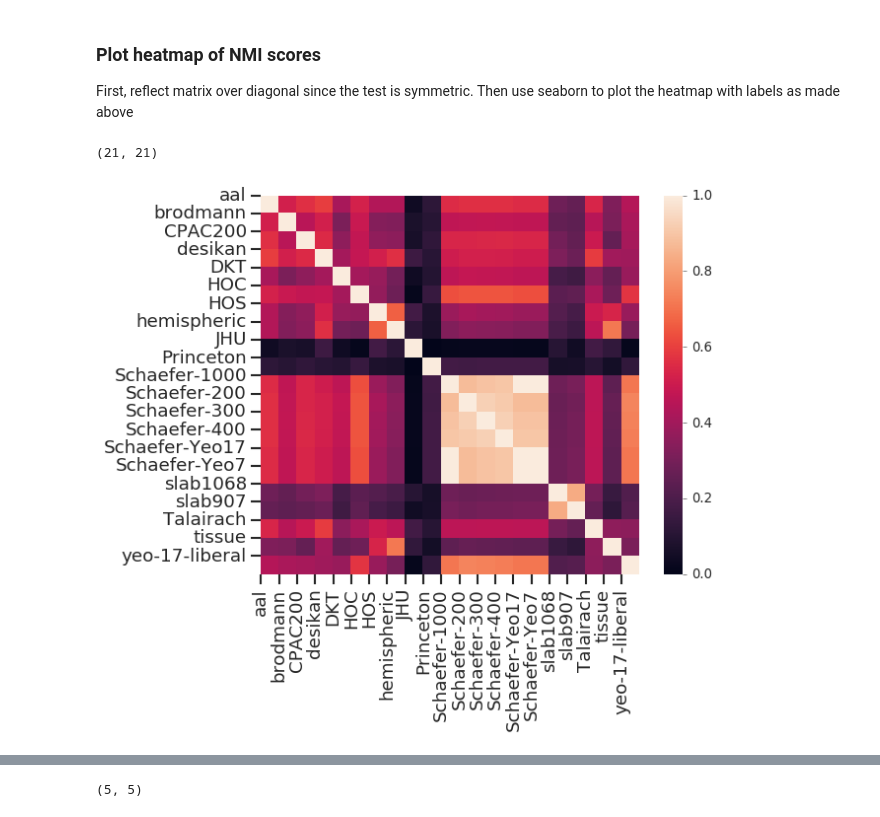
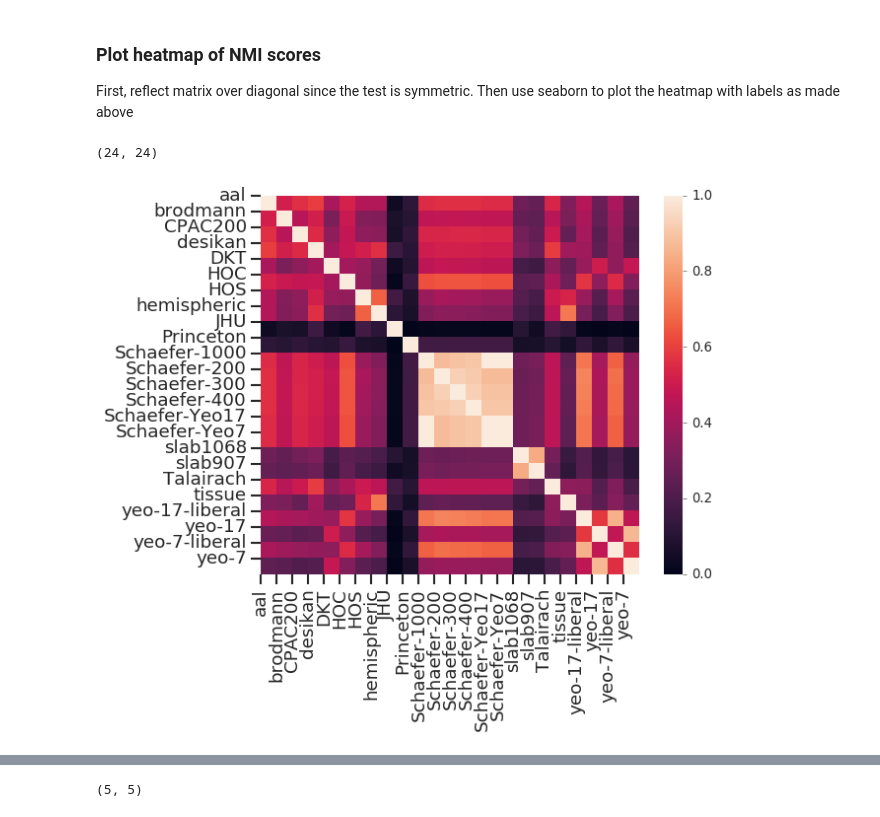
Before and after one commit to NeuroDataDesign/the-ents, a Jupyter notebook: atlases/Code/Atlas_Statistics.ipynb, the cells around one changed output, grey strips where cells are left out. Drawn from its saved outputs; the diff is of its cells as text; code cells hidden in the pictures.

```diff
--- a/atlases/Code/Atlas_Statistics.ipynb
+++ b/atlases/Code/Atlas_Statistics.ipynb
@@ -223,8 +237,8 @@ Text(0.5,1,'DICE Score Map between JHU and itself')
 #### Save output of NMI
 Make sure I do not accidentally overwrite the data
 # %%
-np.save('NMI_scores.npy', NMI_scores)
-backup = np.load('NMI_scores.npy')
+#np.save('NMI_scores.npy', NMI_scores)
+backup = np.load('NMI_scores2.npy')
 # %% [markdown]
 ### Rename files to shorter representation to use as axis tick labels
 # %%
@@ -269,34 +283,38 @@ First, reflect matrix over diagonal since the test is symmetric. Then use seabor
 # %%
 sns.set(style="ticks", context="talk")
 fig, ax = plt.subplots()
 plt.style.use("classic")
 
 
-NMI_scores = backup[0:21,0:21]
+NMI_scores = backup[0:24,0:24]
 
-for i in range(0,21):
-    for j in range(i, 21):
+for i in range(0,24):
+    for j in range(i, 24):
         NMI_scores[j][i] = NMI_scores[i][j]
 print(NMI_scores.shape)
 
 with sns.axes_style("white"):
     ax = sns.heatmap(NMI_scores, square=True)
 
-plt.xticks(np.arange(0, 21, 1.0))
-plt.yticks(np.arange(0,21,1.0))
+plt.xticks(np.arange(0, 24, 1.0))
+plt.yticks(np.arange(0,24,1.0))
 
 labels = [item.get_text() for item in ax.get_xticklabels()]
 labels = files
 
 ax.set_xticklabels(labels)
 ax.set_yticklabels(labels)
 
 plt.xticks(rotation=90)
 plt.yticks(rotation=0)
+
+plt.rc('xtick',labelsize=8)
+plt.rc('ytick',labelsize=8)
+
 plt.savefig('../Results/MutualInfoMap')
 # %% [output]
-(21, 21)
+(24, 24)
-[figure, old version]
+[figure, new version]
 # %%
 mypath = '../Nifti_images'
 files = [f for f in listdir(mypath) if isfile(join(mypath, f))]
```
Also changed, not shown: parts of 2 cells of this notebook, 5 other files.
